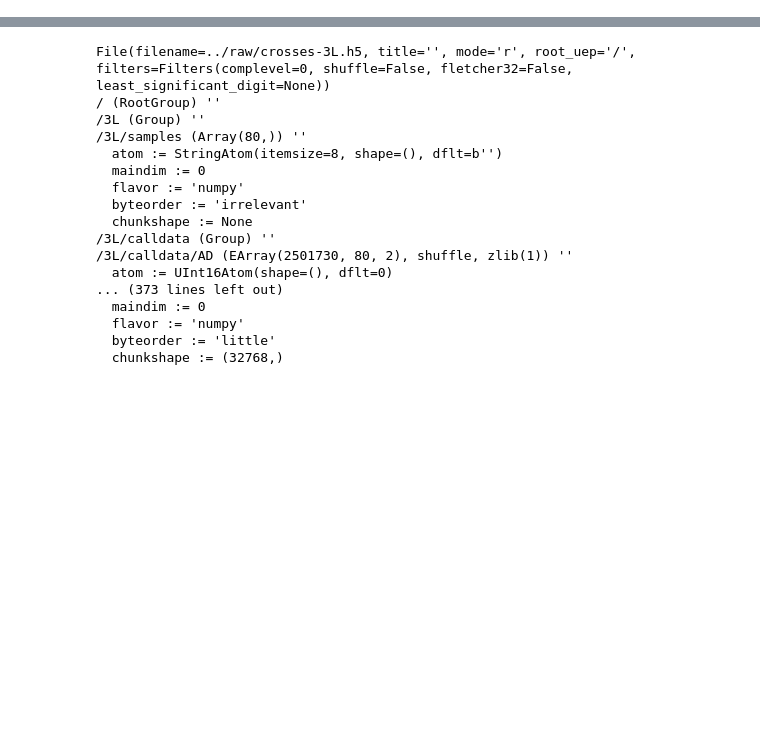
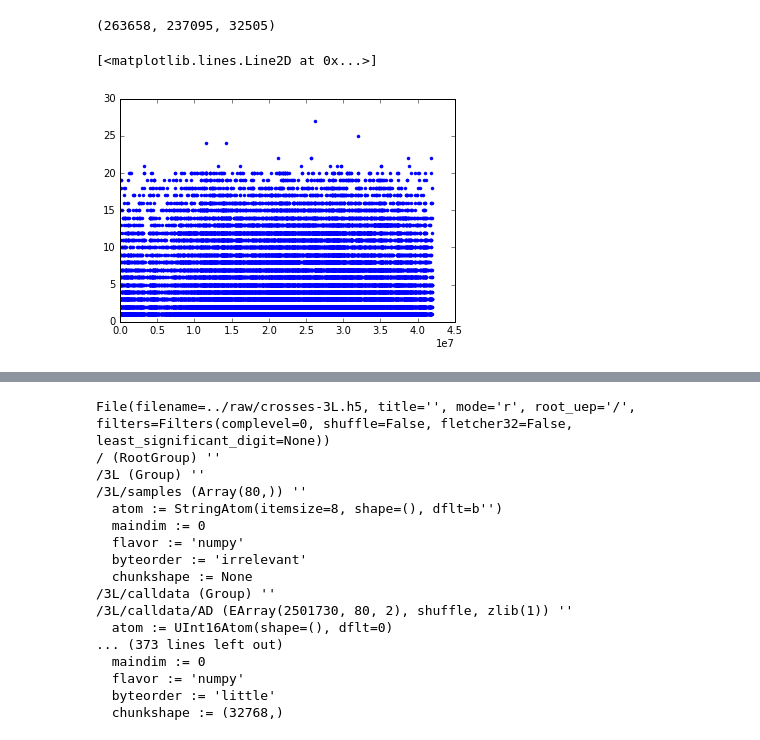
Before and after one commit to tiagoantao/data-science-teaching, a Jupyter notebook: notebooks/Filtering_Parameters.ipynb, the cells around one changed output, grey strips where cells are left out. Saved outputs shown, nothing was run; the diff lists cells and outputs as text; code cells hidden in the pictures; blank space fills up the shorter version.

```diff
--- a/notebooks/Filtering_Parameters.ipynb
+++ b/notebooks/Filtering_Parameters.ipynb
@@ -43,0 +55,41 @@ def compute_medelian_errors(parents, offspring):
+# %%
+poses = store_3L.get_node('/3L/variants/POS').read()
+num_alleles = store_3L.get_node('/3L/variants/num_alleles').read()
+genotypes = store_3L.get_node('/3L/calldata/genotype').read()
+# %%
+my_parents = parents[0]
+ofs_mo = samples.index(my_parents[0])
+ofs_fa = samples.index(my_parents[1])
+ofs_start, ofs_end = get_offspring_range(my_parents, parents, samples)
+
+i = 0
+mendel_results = []
+for pos, na, genotype in zip(poses, num_alleles, genotypes):
+    if random.randint(0, 100) < 90:
+        continue
+    if na != 2:
+        continue
+    i += 1
+    mo_alleles = genotype[ofs_mo,:]
+    fa_alleles = genotype[ofs_fa,:]
+    ofs_alleles = genotype[ofs_start:ofs_end,:]
+    errors = compute_medelian_errors([mo_alleles, fa_alleles], ofs_alleles)
+    mendel_results.append((pos, errors))
+    #print(mo_alleles, fa_alleles, ofs_alleles)
+    #if i == 100:
+    #    break
+
+del genotypes
+# %%
+usable = [pos for pos, errors in mendel_results if errors is not None]
+has_errors = [(pos, errors) for pos, errors in mendel_results if errors is not None and errors[1] > 0]
+len(mendel_results), len(usable), len(has_errors)
+#under estimation
+# %% [output]
+(263658, 237095, 32505)
+# %%
+x, y = zip(*((error[0], error[1][1]) for error in has_errors))
+plt.plot(x, y, '.')
+# %% [output]
+[<matplotlib.lines.Line2D at 0x...>]
+[figure, added]
```
Also changed, not shown: parts of 5 cells of this notebook.
